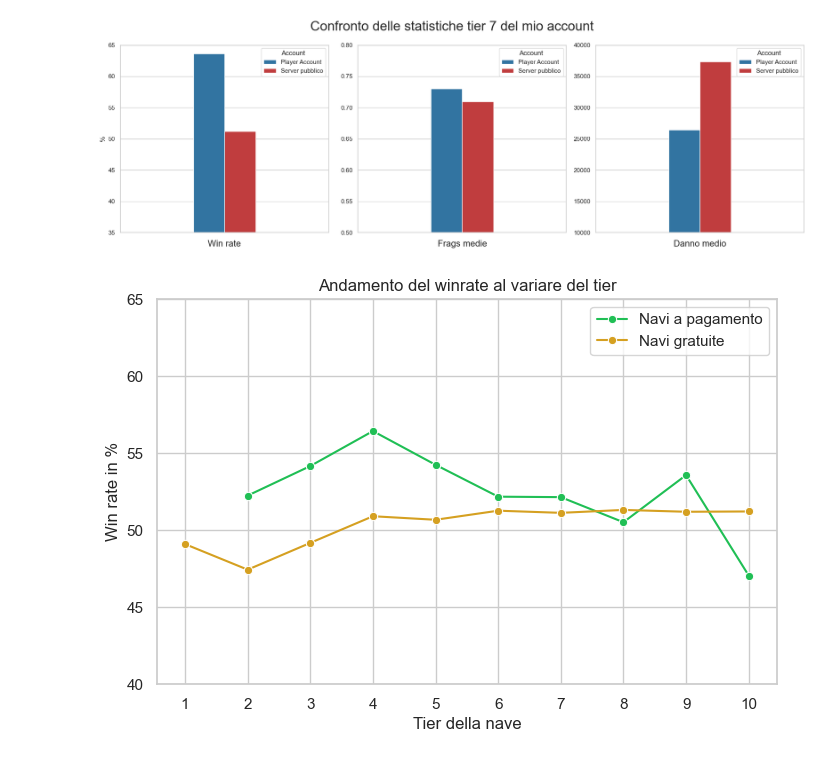
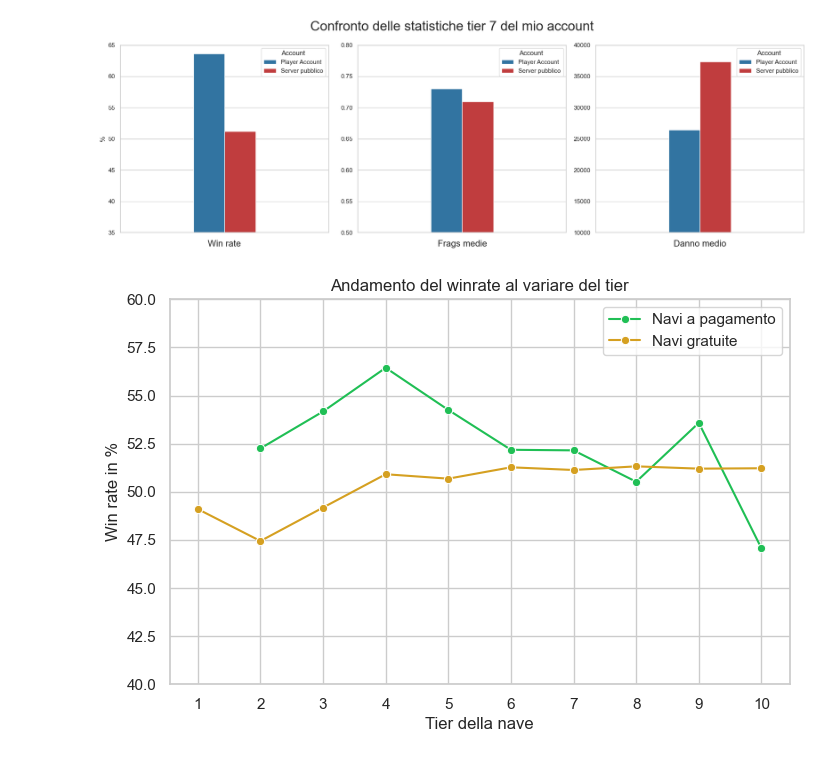
Before and after one commit to riccardosantarossa/UNI_DataScienceProject, a Jupyter notebook: project.ipynb, the cells around one changed output. Cells and saved outputs as stored; diff of their text form; code cells hidden in the pictures.

```diff
--- a/project.ipynb
+++ b/project.ipynb
@@ -225,28 +203,28 @@ plt.show()
 # %%
 #Analisi delle statistiche delle navi premium (a pagamento) rispetto a quelle gratis
 #Line chart per winrate e damage di navi premium e non a seconda del tier
 
 #Operazioni sui dati di navi premium
 premiumDF = premiumShips.copy()
 premiumDF['Win rate'] = premiumDF['Win rate']*100
 premiumGrouped = premiumDF.groupby(['Tier'])['Win rate'].mean().round(2).reset_index()
 
 #Operazioni sui dati di navi gratuite
 freeDF = freeShips.copy()
 freeDF['Win rate'] = freeDF['Win rate']*100
 freeGrouped = freeDF.groupby(['Tier'])['Win rate'].mean().round(2).reset_index()
 
 
 #Plot del winrate comparato
 plt.figure(figsize = (8,5))
-plt.ylim([40, 65])
+plt.ylim([40, 60])
 sns.lineplot(data = premiumGrouped, x = 'Tier', y = 'Win rate', marker = 'o', errorbar = None, color = '#20BF55')
 sns.lineplot(data = freeGrouped, x = 'Tier', y = 'Win rate', marker = 'o', errorbar = None, color = '#D5A021')
 plt.xlabel('Tier della nave')
 plt.ylabel('Win rate in %')
 plt.xticks(np.arange(1,11))
 plt.title('Andamento del winrate al variare del tier')
 plt.legend(labels = ['Navi a pagamento', 'Navi gratuite'])
 plt.show()
 # %% [output]
-[figure, old version]
+[figure, new version]
```
Also changed, not shown: parts of 6 cells of this notebook.
